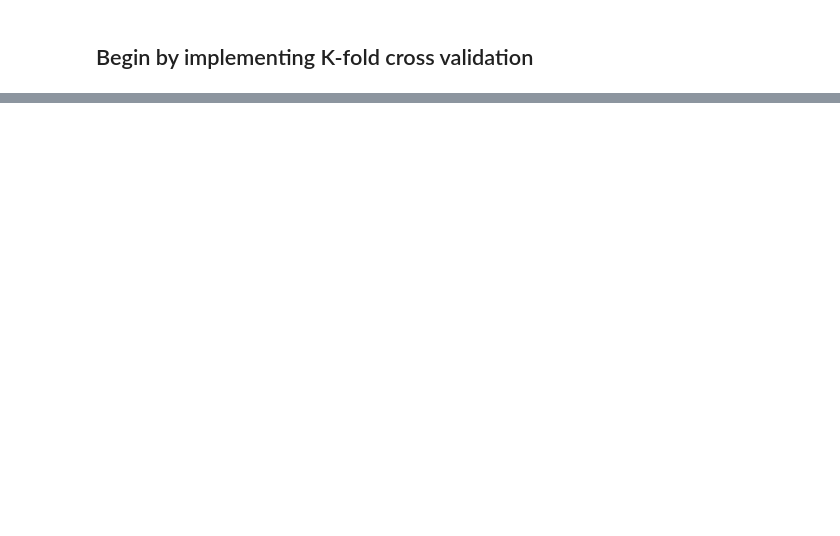
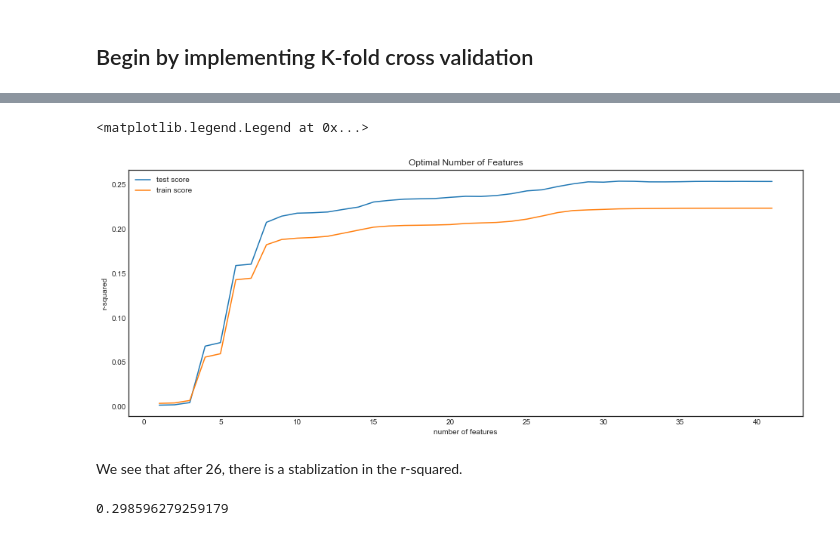
Before and after one commit to Lupercio421/STAT-724, a Jupyter notebook: Final_Project/Linear_Regression.ipynb, the cells around one changed output, grey strips where cells are left out. Drawn from its saved outputs; the diff is of its cells as text; code cells hidden in the pictures; blank space fills up the shorter version.

Commit message:
K-fold cross validation

```diff
--- a/Final_Project/Linear_Regression.ipynb
+++ b/Final_Project/Linear_Regression.ipynb
@@ -156,0 +244,23 @@ rfe = rfe.fit(X_train, y_train)
+# %%
+folds = KFold(n_splits = 10, shuffle = True, random_state = 100)
+
+# step-2: specify range of hyperparameters to tune
+hyper_params = [{'n_features_to_select': list(range(1, 42))}]
+
+
+# step-3: perform grid search
+# 3.1 specify model
+lm = LinearRegression()
+lm.fit(X_train, y_train)
+rfe = RFE(lm)
+
+# 3.2 call GridSearchCV()
+model_cv = GridSearchCV(estimator = rfe,
+                        param_grid = hyper_params,
+                        scoring= 'r2',
+                        cv = folds,
+                        verbose = 1,
+                        return_train_score=True)
+
+# fit the model
+model_cv.fit(X_train, y_train)
@@ -156,0 +278,4 @@ rfe = rfe.fit(X_train, y_train)
+# %%
+# cv results
+cv_results = pd.DataFrame(model_cv.cv_results_)
+print(cv_results)
@@ -156,0 +300,31 @@ rfe = rfe.fit(X_train, y_train)
+# %%
+# plotting cv results
+plt.figure(figsize=(16,6))
+
+plt.plot(cv_results["param_n_features_to_select"], cv_results["mean_test_score"])
+plt.plot(cv_results["param_n_features_to_select"], cv_results["mean_train_score"])
+plt.xlabel('number of features')
+plt.ylabel('r-squared')
+plt.title("Optimal Number of Features")
+plt.legend(['test score', 'train score'], loc='upper left')
+# %% [output]
+<matplotlib.legend.Legend at 0x...>
+[figure, added]
+# %% [markdown]
+We see that after 26, there is a stablization in the r-squared.
+# %%
+# final model
+n_features_optimal = 26
+
+lm = LinearRegression()
+lm.fit(X_train, y_train)
+
+rfe = RFE(lm, n_features_to_select = n_features_optimal)
+rfe = rfe.fit(X_train, y_train)
+
+# predict prices of X_test
+y_pred = lm.predict(X_test)
+r2 = r2_score(y_test, y_pred)
+print(r2)
+# %% [output]
+0.298596279259179
```
Also changed, not shown: parts of 23 cells of this notebook, 1 other file.
